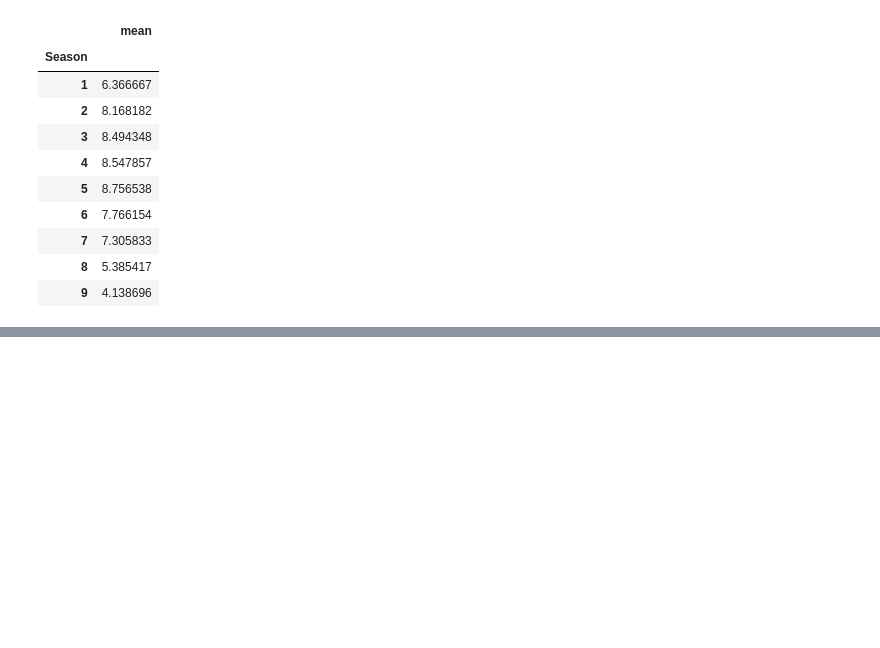
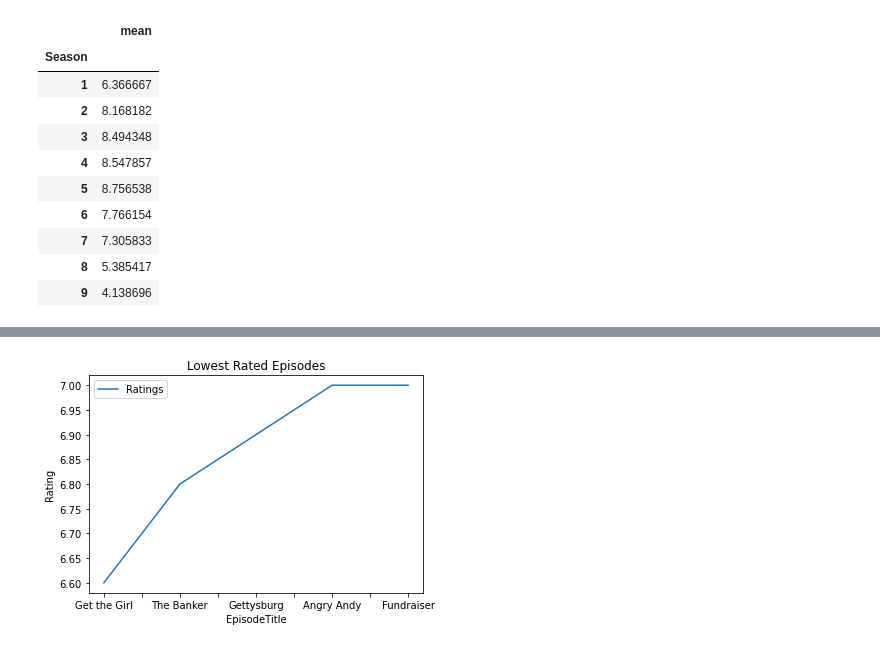
Before and after one commit to Mvillarreal88/the_office_analysis, a Jupyter notebook: data_analysis.ipynb, the cells around one changed output, grey strips where cells are left out. Drawn from its saved outputs; the diff is of its cells as text; code cells hidden in the pictures; blank space fills up the shorter version.

```diff
--- a/data_analysis.ipynb
+++ b/data_analysis.ipynb
@@ -88,0 +130,3 @@ plt.show()
+# %%
+lowest_rated = office_clean.nsmallest(5, ['Ratings'])
+lowest_rated
@@ -88,0 +140,8 @@ plt.show()
+# %%
+lowest_rated.plot(x="EpisodeTitle", y="Ratings", kind="line")
+plt.title("Lowest Rated Episodes")
+plt.ylabel("Rating")
+plt.xlabel('EpisodeTitle')
+plt.show()
+# %% [output]
+[figure, added]
```
Also changed, not shown: parts of 9 cells of this notebook, 4 other files.
